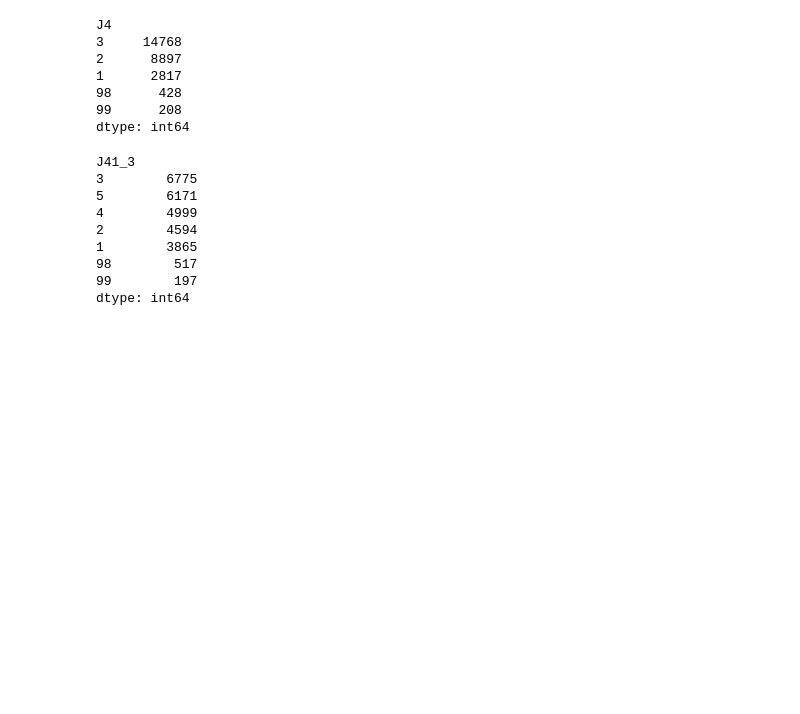
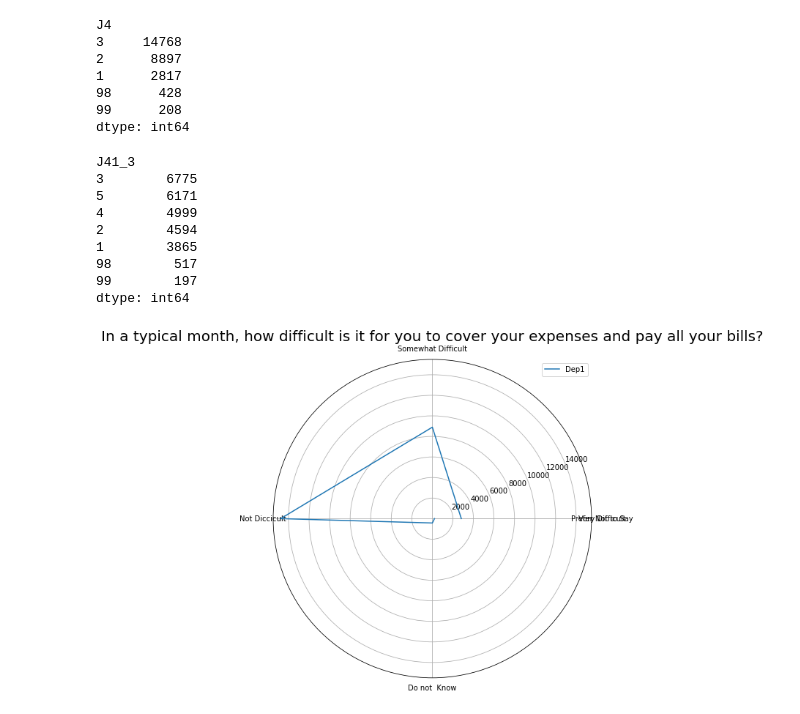
Before and after one commit to williamreid2020/4301, a Jupyter notebook: NCFS.ipynb, the cells around one changed output. Cells and saved outputs as stored; diff of their text form; code cells hidden in the pictures; blank space fills up the shorter version.

```diff
--- a/NCFS.ipynb
+++ b/NCFS.ipynb
@@ -228,0 +300,23 @@ dtype: int64
+# %%
+categories = ['Very Difficult', 'Somewhat Difficult', 'Not Diccicult','Do not  Know', 'Prefer Not to Say' ]
+categories = [*categories]
+
+Dep1 = [2817, 8897, 14768, 428, 208, ]
+
+
+Dep1 = [*Dep1]
+
+
+label_loc = np.linspace(start=0, stop=2 * np.pi, num=len(High_School))
+
+plt.figure(figsize=(8, 8))
+plt.subplot(polar=True)
+plt.plot(label_loc, Dep1, label='Dep1')
+
+
+plt.title('In a typical month, how difficult is it for you to cover your expenses and pay all your bills?', size=20)
+lines, labels = plt.thetagrids(np.degrees(label_loc), labels=categories)
+plt.legend()
+plt.show()
+# %% [output]
+[figure, added]
```
Also changed, not shown: parts of 14 cells of this notebook.
